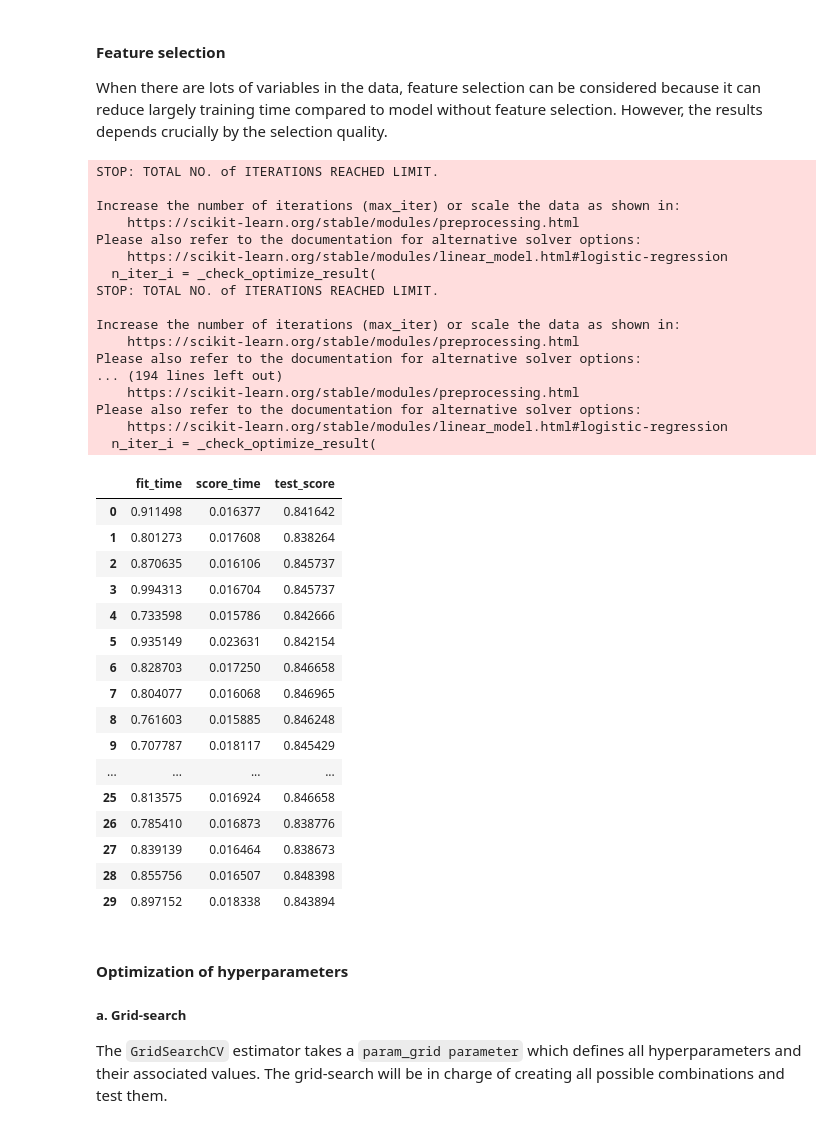
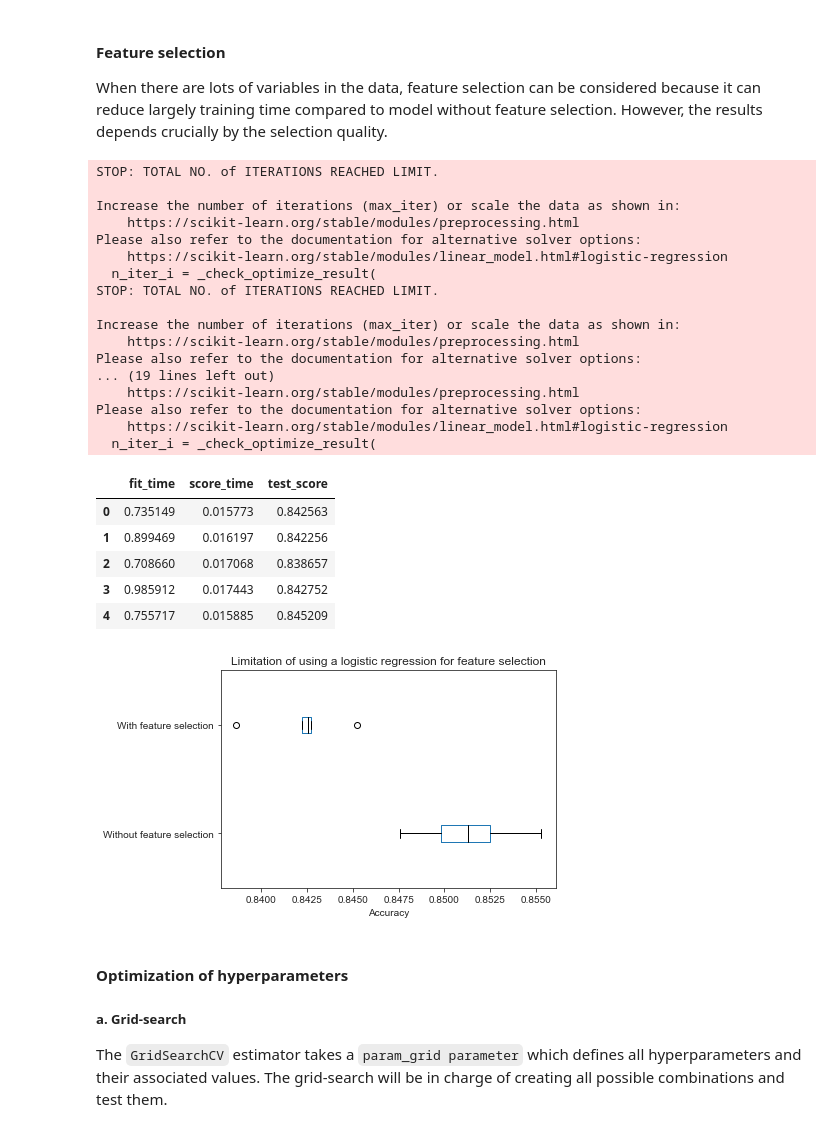
Before and after one commit to wq2021/Machine_learning_with_sklearn, a Jupyter notebook: ML_project.ipynb, the cells around one changed output. Drawn from its saved outputs; the diff is of its cells as text; code cells hidden in the pictures.

```diff
--- a/ML_project.ipynb
+++ b/ML_project.ipynb
@@ -539,7 +536,7 @@ preprocessor = ColumnTransformer([
     ('one-hot-encoder', OneHotEncoder(handle_unknown="ignore"), categorical_columns),
     ('standard_scaler', StandardScaler(), numerical_columns)])
 
-classifier_lr = LogisticRegression(random_state=42, max_iter=200)
+classifier_lr = LogisticRegression(random_state=42, max_iter=10000)
 
 model = make_pipeline(preprocessor, classifier_lr)
 model
@@ -698,40 +578,30 @@ from sklearn.feature_selection import SelectFromModel
 feature_selector = SelectFromModel(LogisticRegression())
 model_with_selection = make_pipeline(preprocessor, feature_selector, classifier_lr)
 # %%
-cv_results_with_selection = cross_validate(model_with_selection, data, target, cv=cv)
-pd.DataFrame(cv_results_with_selection)
+cv_results_with_selection = cross_validate(model_with_selection, data, target, cv=5)
+cv_results_with_selection = pd.DataFrame(cv_results_with_selection)
+cv_results_with_selection.head()
 # %% [output]
 STOP: TOTAL NO. of ITERATIONS REACHED LIMIT.
 
 Increase the number of iterations (max_iter) or scale the data as shown in:
     https://scikit-learn.org/stable/modules/preprocessing.html
 Please also refer to the documentation for alternative solver options:
     https://scikit-learn.org/stable/modules/linear_model.html#logistic-regression
   n_iter_i = _check_optimize_result(
 STOP: TOTAL NO. of ITERATIONS REACHED LIMIT.
 
 Increase the number of iterations (max_iter) or scale the data as shown in:
     https://scikit-learn.org/stable/modules/preprocessing.html
 Please also refer to the documentation for alternative solver options:
-... (194 lines left out)
+... (19 lines left out)
     https://scikit-learn.org/stable/modules/preprocessing.html
 Please also refer to the documentation for alternative solver options:
     https://scikit-learn.org/stable/modules/linear_model.html#logistic-regression
   n_iter_i = _check_optimize_result(
 |  | fit_time | score_time | test_score |
-| 0 | 0.911498 | 0.016377 | 0.841642 |
-| 1 | 0.801273 | 0.017608 | 0.838264 |
-| 2 | 0.870635 | 0.016106 | 0.845737 |
-| 3 | 0.994313 | 0.016704 | 0.845737 |
-| 4 | 0.733598 | 0.015786 | 0.842666 |
-| 5 | 0.935149 | 0.023631 | 0.842154 |
-| 6 | 0.828703 | 0.017250 | 0.846658 |
-| 7 | 0.804077 | 0.016068 | 0.846965 |
-| 8 | 0.761603 | 0.015885 | 0.846248 |
-| 9 | 0.707787 | 0.018117 | 0.845429 |
-| ... | ... | ... | ... |
-| 25 | 0.813575 | 0.016924 | 0.846658 |
-| 26 | 0.785410 | 0.016873 | 0.838776 |
-| 27 | 0.839139 | 0.016464 | 0.838673 |
-| 28 | 0.855756 | 0.016507 | 0.848398 |
-| 29 | 0.897152 | 0.018338 | 0.843894 |
+| 0 | 0.735149 | 0.015773 | 0.842563 |
+| 1 | 0.899469 | 0.016197 | 0.842256 |
+| 2 | 0.708660 | 0.017068 | 0.838657 |
+| 3 | 0.985912 | 0.017443 | 0.842752 |
+| 4 | 0.755717 | 0.015885 | 0.845209 |
@@ -738,3 +612,12 @@ Please also refer to the documentation for alternative solver options:
+# %%
+import matplotlib.pyplot as plt
+
+color = {"whiskers": "black", "medians": "black", "caps": "black"}
+cv_results["test_score"].plot.box(color=color, vert=False)
+plt.xlabel("Accuracy")
+_ = plt.title("Limitation of using a logistic regression for feature selection")
+# %% [output]
+[figure, added]
 # %% [markdown]
 #### Optimization of hyperparameters
 
```
Also changed, not shown: parts of 38 cells of this notebook.
